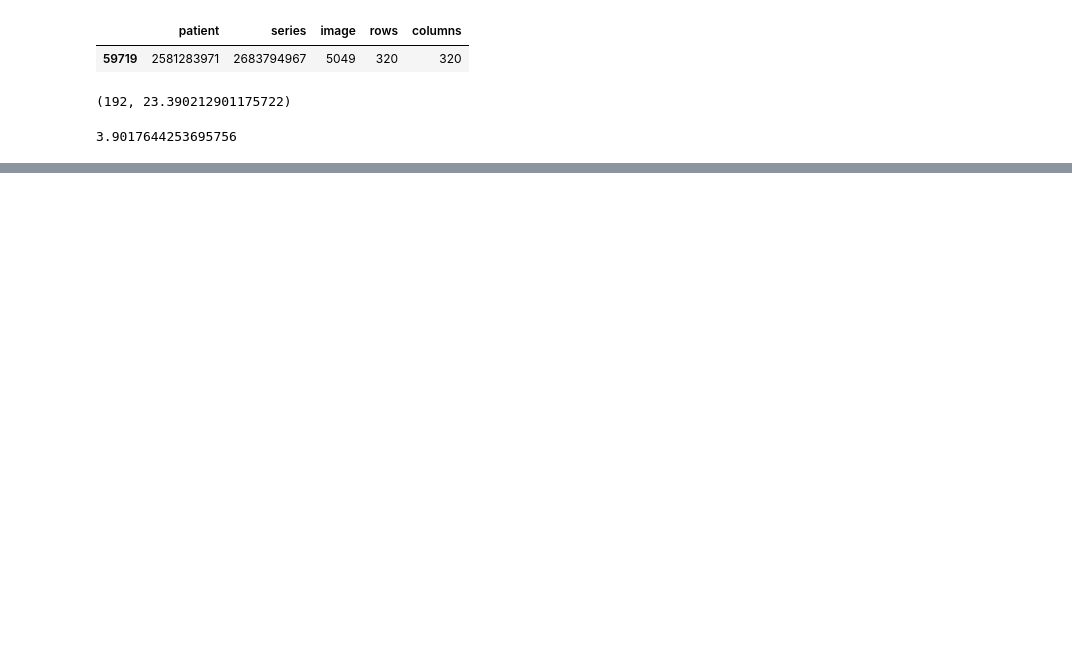
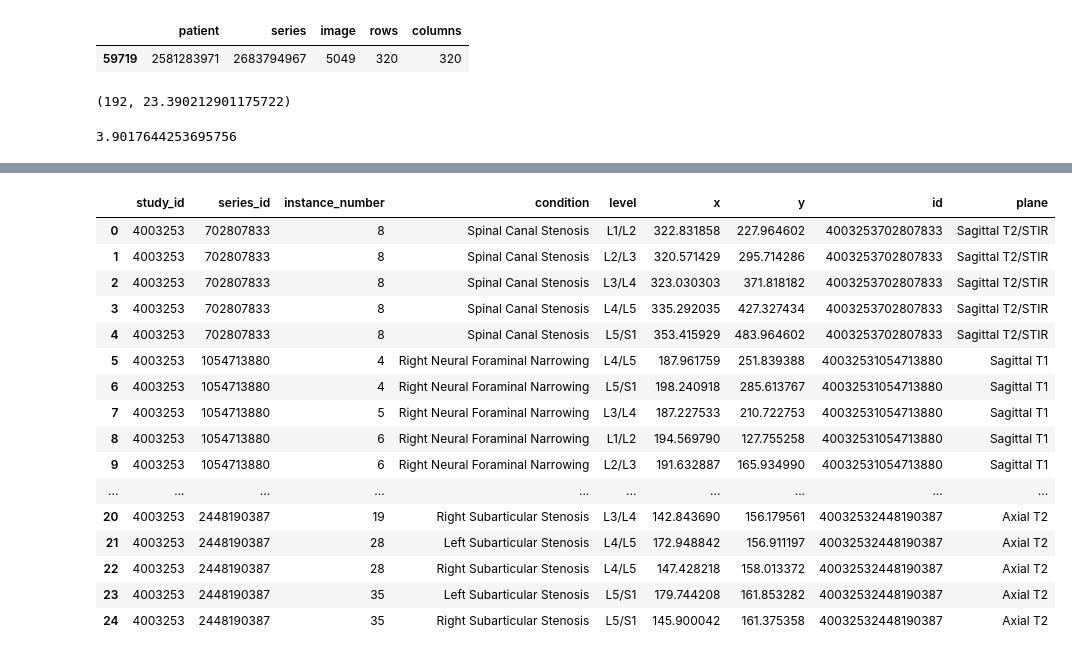
Before and after one commit to rosulucian/deep_learning_playground, a Jupyter notebook: kaggle/RSNA/EDA.ipynb, the cells around one changed output, grey strips where cells are left out. Drawn from its saved outputs; the diff is of its cells as text; code cells hidden in the pictures; blank space fills up the shorter version.

```diff
--- a/kaggle/RSNA/EDA.ipynb
+++ b/kaggle/RSNA/EDA.ipynb
@@ -236,0 +272,3 @@ coords_df.groupby(['study_id','series_id']).instance_number.nunique().mean()
+# %%
+patient = 4003253
+train_df[train_df['study_id'] == patient].iloc[0]
@@ -236,0 +293,20 @@ coords_df.groupby(['study_id','series_id']).instance_number.nunique().mean()
+# %%
+coords_df[coords_df['study_id'] == patient]
+# %% [output]
+|  | study_id | series_id | instance_number | condition | level | x | y | id | plane |
+| 0 | 4003253 | 702807833 | 8 | Spinal Canal Stenosis | L1/L2 | 322.831858 | 227.964602 | 4003253702807833 | Sagittal T2/STIR |
+| 1 | 4003253 | 702807833 | 8 | Spinal Canal Stenosis | L2/L3 | 320.571429 | 295.714286 | 4003253702807833 | Sagittal T2/STIR |
+| 2 | 4003253 | 702807833 | 8 | Spinal Canal Stenosis | L3/L4 | 323.030303 | 371.818182 | 4003253702807833 | Sagittal T2/STIR |
+| 3 | 4003253 | 702807833 | 8 | Spinal Canal Stenosis | L4/L5 | 335.292035 | 427.327434 | 4003253702807833 | Sagittal T2/STIR |
+| 4 | 4003253 | 702807833 | 8 | Spinal Canal Stenosis | L5/S1 | 353.415929 | 483.964602 | 4003253702807833 | Sagittal T2/STIR |
+| 5 | 4003253 | 1054713880 | 4 | Right Neural Foraminal Narrowing | L4/L5 | 187.961759 | 251.839388 | 40032531054713880 | Sagittal T1 |
+| 6 | 4003253 | 1054713880 | 4 | Right Neural Foraminal Narrowing | L5/S1 | 198.240918 | 285.613767 | 40032531054713880 | Sagittal T1 |
+| 7 | 4003253 | 1054713880 | 5 | Right Neural Foraminal Narrowing | L3/L4 | 187.227533 | 210.722753 | 40032531054713880 | Sagittal T1 |
+| 8 | 4003253 | 1054713880 | 6 | Right Neural Foraminal Narrowing | L1/L2 | 194.569790 | 127.755258 | 40032531054713880 | Sagittal T1 |
+| 9 | 4003253 | 1054713880 | 6 | Right Neural Foraminal Narrowing | L2/L3 | 191.632887 | 165.934990 | 40032531054713880 | Sagittal T1 |
+| ... | ... | ... | ... | ... | ... | ... | ... | ... | ... |
+| 20 | 4003253 | 2448190387 | 19 | Right Subarticular Stenosis | L3/L4 | 142.843690 | 156.179561 | 40032532448190387 | Axial T2 |
+| 21 | 4003253 | 2448190387 | 28 | Left Subarticular Stenosis | L4/L5 | 172.948842 | 156.911197 | 40032532448190387 | Axial T2 |
+| 22 | 4003253 | 2448190387 | 28 | Right Subarticular Stenosis | L4/L5 | 147.428218 | 158.013372 | 40032532448190387 | Axial T2 |
+| 23 | 4003253 | 2448190387 | 35 | Left Subarticular Stenosis | L5/S1 | 179.744208 | 161.853282 | 40032532448190387 | Axial T2 |
+| 24 | 4003253 | 2448190387 | 35 | Right Subarticular Stenosis | L5/S1 | 145.900042 | 161.375358 | 40032532448190387 | Axial T2 |
```
Also changed, not shown: parts of 15 cells of this notebook, 1 other file.
